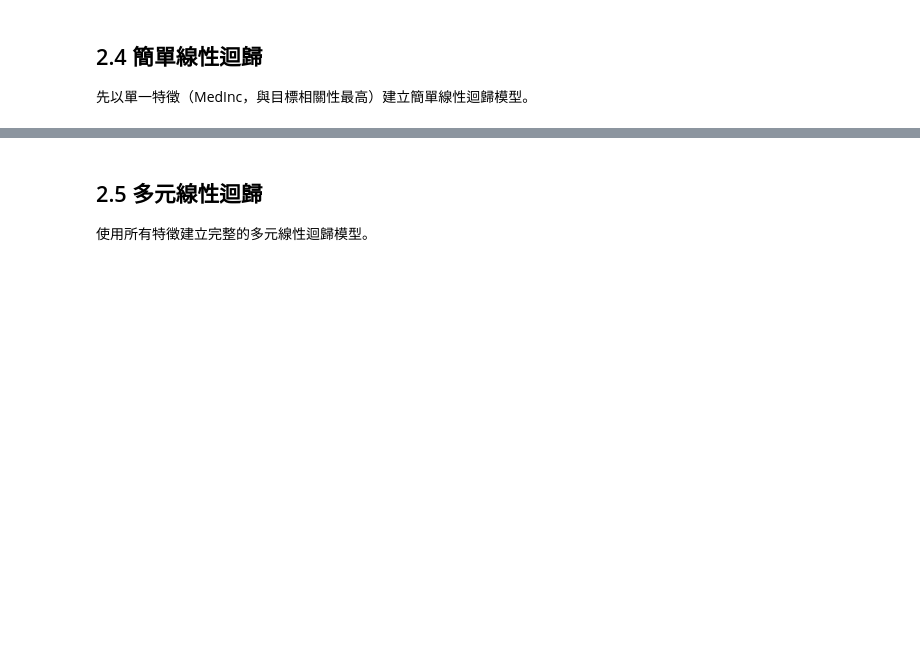
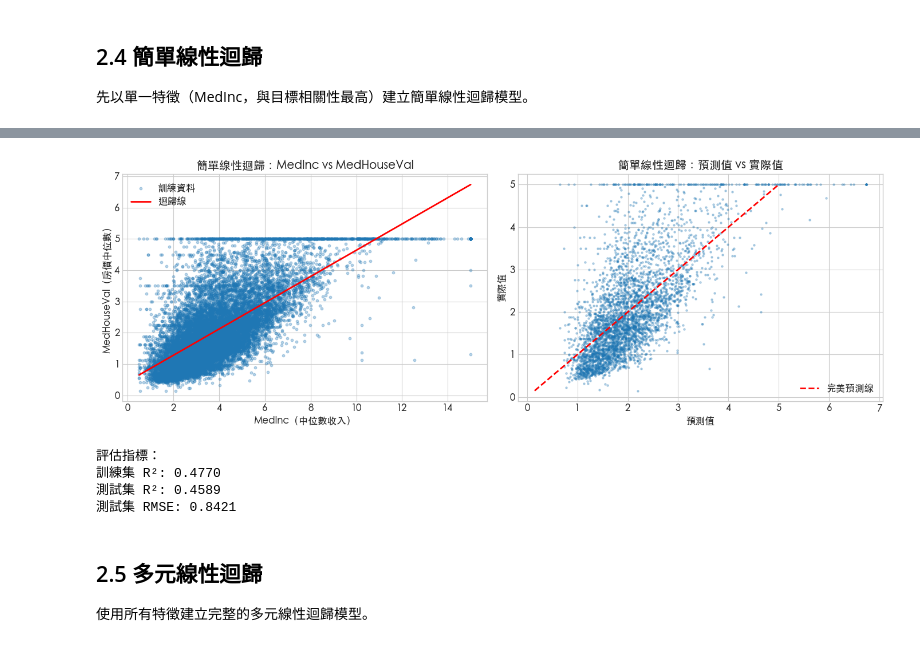
Before and after one commit to Cattleya517/MLDL, a Jupyter notebook: 01-ml-sklearn/regression/regression_fundamentals.ipynb, the cells around one changed output, grey strips where cells are left out. Cells and saved outputs as stored; diff of their text form; code cells hidden in the pictures; blank space fills up the shorter version.

```diff
--- a/01-ml-sklearn/regression/regression_fundamentals.ipynb
+++ b/01-ml-sklearn/regression/regression_fundamentals.ipynb
@@ -278,7 +278,7 @@ import seaborn as sns
 import warnings
 
 # Sklearn 模組
-from sklearn.datasets import fetch_california_housing
+from sklearn.datasets import fetch_openml
 from sklearn.model_selection import train_test_split, cross_val_score, KFold
 from sklearn.preprocessing import StandardScaler, PolynomialFeatures
 from sklearn.linear_model import LinearRegression
@@ -295,6 +295,9 @@ plt.rcParams['figure.figsize'] = (10, 6)
 plt.rcParams['font.size'] = 12
 plt.rcParams['axes.unicode_minus'] = False
 
+# 中文字體設定 (macOS)
+plt.rcParams['font.sans-serif'] = ['PingFang TC', 'Heiti TC', 'Arial Unicode MS']
+
 RANDOM_STATE = 42
 np.random.seed(RANDOM_STATE)
 
@@ -309,29 +312,30 @@ print("環境設定完成！")
 - 目標：房屋中位數價格（以 10 萬美元為單位）
 - sklearn 內建，無需額外下載
 # %%
-# 載入資料（含離線備援）
-try:
-    california = fetch_california_housing()
-    print("從 sklearn 成功載入資料")
-except Exception as e:
-    print(f"網路載入失敗 ({e})，嘗試本地快取...")
-    # sklearn 會自動快取到 ~/scikit_learn_data/
-    import os
-    cache_path = os.path.expanduser("~/scikit_learn_data/california_housing/")
-    if os.path.exists(cache_path):
-        california = fetch_california_housing()
-        print("從本地快取載入成功")
-    else:
-        raise RuntimeError("請確保網路連線以下載 California Housing 資料集")
+# 載入資料（使用 OpenML 作為資料來源）
+# OpenML 的 'houses' 資料集與 sklearn.fetch_california_housing 相同來源
+california = fetch_openml(name='houses', version=1, as_frame=True, parser='auto')
+print("從 OpenML 成功載入 California Housing 資料集")
 
-df = pd.DataFrame(california.data, columns=california.feature_names)
-df['MedHouseVal'] = california.target
+# 轉換特徵以匹配 sklearn.fetch_california_housing 格式
+# sklearn 版本的 AveRooms, AveBedrms, AveOccup 是 per-household 的平均值
+df = pd.DataFrame({
+    'MedInc': california.data['median_income'],
+    'HouseAge': california.data['housing_median_age'],
+    'AveRooms': california.data['total_rooms'] / california.data['households'],
+    'AveBedrms': california.data['total_bedrooms'] / california.data['households'],
+    'Population': california.data['population'],
+    'AveOccup': california.data['population'] / california.data['households'],
+    'Latitude': california.data['latitude'],
+    'Longitude': california.data['longitude'],
+    'MedHouseVal': california.target / 100000  # 轉換為 $100k 單位
+})
 
 print(f"\n資料集資訊：")
 print(f"樣本數：{df.shape[0]:,}")
 print(f"特徵數：{df.shape[1] - 1}")
 print(f"\n特徵說明：")
-for name, desc in zip(california.feature_names, [
+for name, desc in zip(['MedInc', 'HouseAge', 'AveRooms', 'AveBedrms', 'Population', 'AveOccup', 'Latitude', 'Longitude'], [
     "區塊內房屋的中位數收入",
     "區塊內房屋的中位數屋齡",
     "平均房間數",
@@ -450,34 +536,40 @@ print(f"\n解釋：MedInc 每增加 1 單位，房價中位數預期增加 {simp
 # %%
 # 簡單線性迴歸視覺化
 fig, axes = plt.subplots(1, 2, figsize=(14, 5))
 
 # 散佈圖與迴歸線
 axes[0].scatter(X_simple, y_train, alpha=0.3, s=10, label='訓練資料')
 x_line = np.linspace(X_simple.min(), X_simple.max(), 100).reshape(-1, 1)
 y_line = simple_lr.predict(x_line)
 axes[0].plot(x_line, y_line, color='red', linewidth=2, label='迴歸線')
 axes[0].set_xlabel('MedInc（中位數收入）')
 axes[0].set_ylabel('MedHouseVal（房價中位數）')
 axes[0].set_title('簡單線性迴歸：MedInc vs MedHouseVal')
 axes[0].legend()
 
 # 預測值 vs 實際值
-axes[1].scatter(y_test_pred_simple, y_test, alpha=0.3, s=10)
+axes[1].scatter(y_test_pred_simple, y_test, alpha=0.3, s=5)
 axes[1].plot([y_test.min(), y_test.max()], [y_test.min(), y_test.max()],
              'r--', linewidth=2, label='完美預測線')
 axes[1].set_xlabel('預測值')
 axes[1].set_ylabel('實際值')
 axes[1].set_title('簡單線性迴歸：預測值 vs 實際值')
 axes[1].legend()
 
 plt.tight_layout()
 plt.show()
 
 # 評估指標
 print("\n評估指標：")
 print(f"訓練集 R²: {r2_score(y_train, y_train_pred_simple):.4f}")
 print(f"測試集 R²: {r2_score(y_test, y_test_pred_simple):.4f}")
 print(f"測試集 RMSE: {np.sqrt(mean_squared_error(y_test, y_test_pred_simple)):.4f}")
+# %% [output]
+[figure, added]
+評估指標：
+訓練集 R²: 0.4770
+測試集 R²: 0.4589
+測試集 RMSE: 0.8421
 # %% [markdown]
 ## 2.5 多元線性迴歸
 
```
Also changed, not shown: parts of 14 cells of this notebook, 4 other files.
